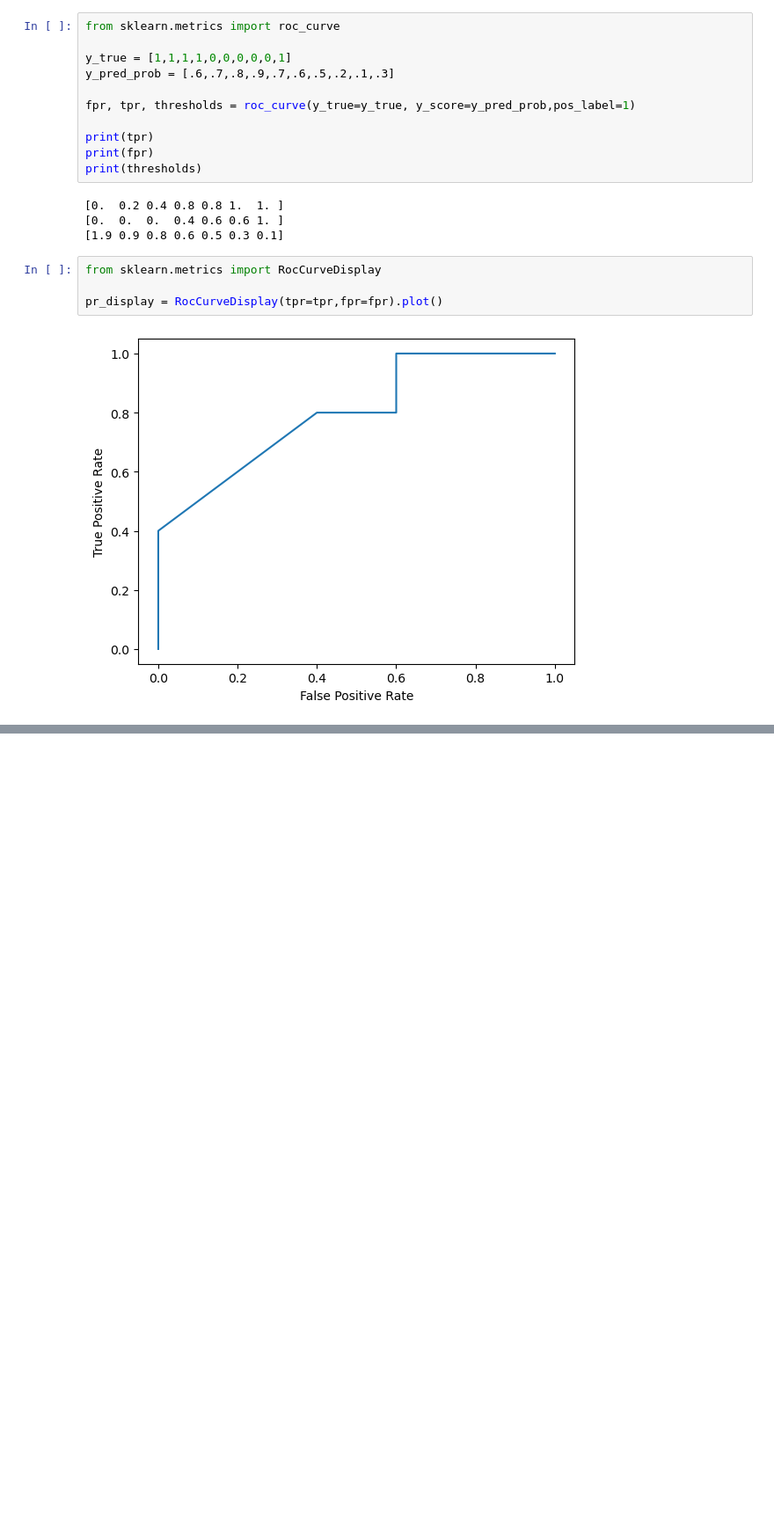
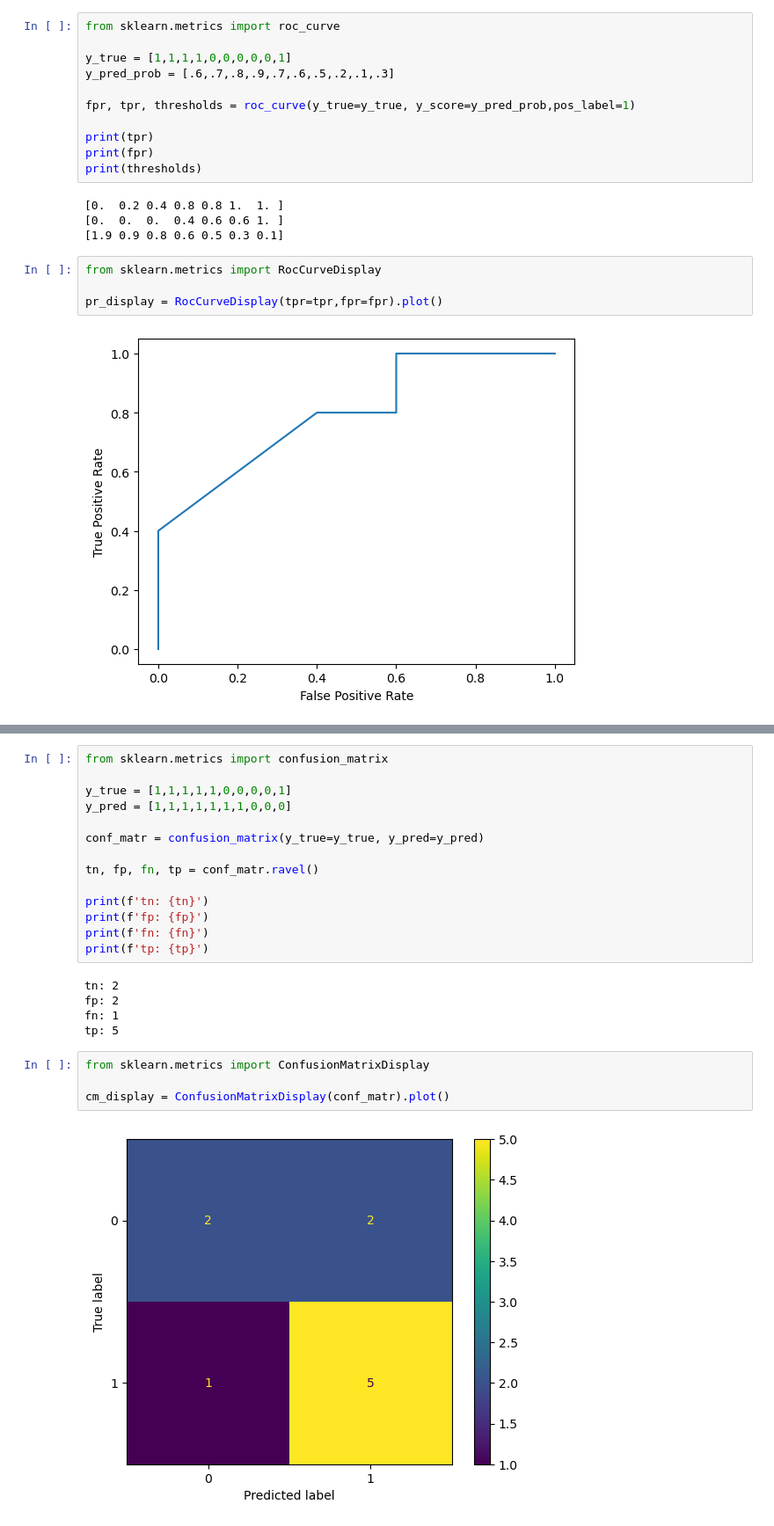
Before and after one commit to Edoch94/AAAMLP-notes, a Jupyter notebook: 2_evaluation_metrics.ipynb, the cells around one changed output, grey strips where cells are left out. Shown at 88% size. Drawn from its saved outputs; the diff is of its cells as text; blank space fills up the shorter version.

Commit message:
classification metrics completed in evaluation metrics notebook

```diff
--- a/2_evaluation_metrics.ipynb
+++ b/2_evaluation_metrics.ipynb
@@ -344,0 +389,25 @@ print(auc)
+# %%
+from sklearn.metrics import confusion_matrix
+
+y_true = [1,1,1,1,1,0,0,0,0,1]
+y_pred = [1,1,1,1,1,1,1,0,0,0]
+
+conf_matr = confusion_matrix(y_true=y_true, y_pred=y_pred)
+
+tn, fp, fn, tp = conf_matr.ravel()
+
+print(f'tn: {tn}')
+print(f'fp: {fp}')
+print(f'fn: {fn}')
+print(f'tp: {tp}')
+# %% [output]
+tn: 2
+fp: 2
+fn: 1
+tp: 5
+# %%
+from sklearn.metrics import ConfusionMatrixDisplay
+
+cm_display = ConfusionMatrixDisplay(conf_matr).plot()
+# %% [output]
+[figure, added]
```
Also changed, not shown: parts of 23 cells of this notebook.
